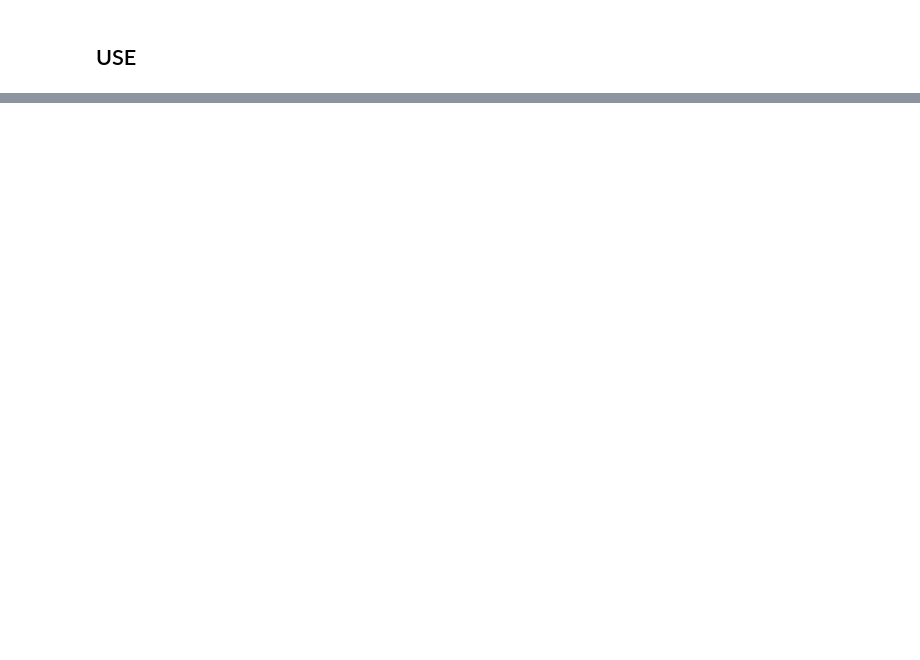
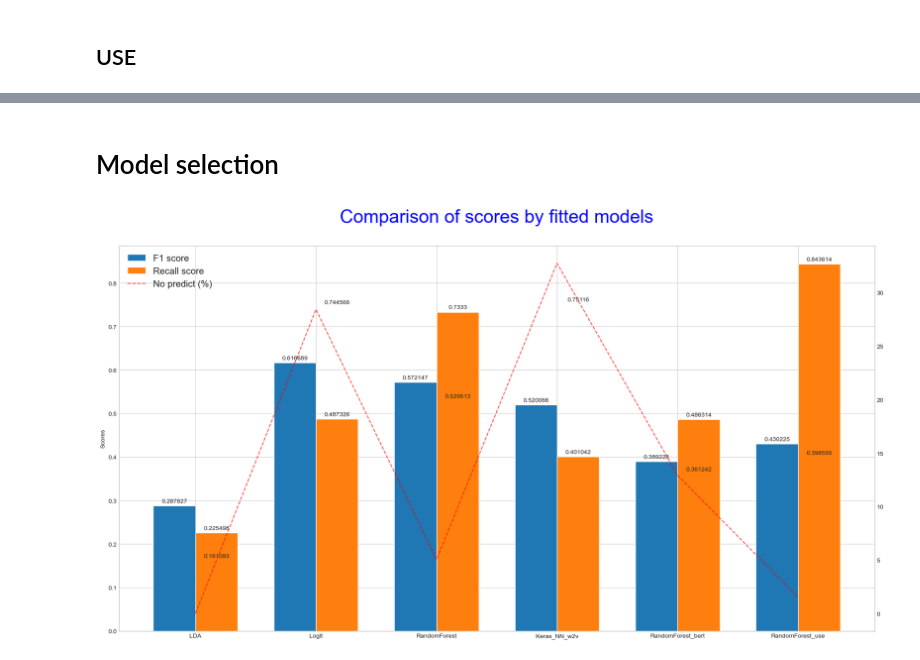
Before and after one commit to Oumnia-Sdn/Project-5-Categoriser-automatiquement-des-questions, a Jupyter notebook: Notebooks/Essais .ipynb, the cells around one changed output, grey strips where cells are left out. Drawn from its saved outputs; the diff is of its cells as text; code cells hidden in the pictures; blank space fills up the shorter version.

Commit message:
embedding a RF model with USE embedding. Models selection adn export using joblib

```diff
--- a/Notebooks/Essais .ipynb
+++ b/Notebooks/Essais .ipynb
@@ -1572,0 +1572,13 @@ outputs = model(inputs)
+# %%
+# Predict
+y_test_predicted_labels_rfc_use = use_rfc_model.predict(X_test)
+
+# Inverse transform
+y_test_pred_inversed_rfc_use = multilabel_binarizer\
+    .inverse_transform(y_test_predicted_labels_rfc_use)
+
+print("-"*50)
+print("5 first predicted Tags vs true Tags")
+print("-" * 50)
+print("Predicted:", y_test_pred_inversed_rfc_use[0:5])
+print("True:", y_test_inversed[0:5])
@@ -1572,0 +1605,7 @@ outputs = model(inputs)
+# %%
+#Evaluation
+df_metrics_rfc = metrics_scores("RandomForest_use",
+                                   df=df_metrics,
+                                   y_true = y_test,
+                                   y_pred = y_test_predicted_labels_rfc_use)
+df_metrics_rfc
@@ -1572,0 +1620,40 @@ outputs = model(inputs)
+# %% [markdown]
+# Model selection
+# %%
+x = np.arange(len(df_metrics_rfc.columns))
+width = 0.35
+
+fig = plt.figure(figsize=(18,10))
+ax1 = fig.add_subplot(111)
+f1_scores = ax1.bar(x - width/2, df_metrics_rfc.iloc[1,:], width, label="F1 score")
+recall_scores = ax1.bar(x + width/2, df_metrics_rfc.iloc[2,:], width, label="Recall score")
+#prec_scores = ax1.bar(x + width/2, df_metrics_rfc.iloc[3,:], width, label="Precision score")
+
+ax2 = ax1.twinx()
+non_predict = ax2.plot(x, [0,28.44,5.04,32.76,12.93,1.51],
+                       linestyle='--',
+                       color="red", alpha=.7,
+                       label='No predict (%)')
+ax2.grid(None)
+
+ax1.set_ylabel('Scores')
+ax1.set_title('Comparison of scores by fitted models\n',
+              color="blue",
+              fontdict={'fontsize': 30})
+ax1.set_xticks(x)
+ax1.set_xticklabels(df_metrics_rfc.columns)
+
+lines, labels = ax1.get_legend_handles_labels()
+lines2, labels2 = ax2.get_legend_handles_labels()
+ax1.legend(lines + lines2, labels + labels2, loc=0,
+           fontsize=15)
+
+ax1.bar_label(f1_scores, padding=3)
+ax1.bar_label(recall_scores, padding=3)
+ax1.bar_label(prec_scores, padding=3)
+
+fig.tight_layout()
+
+plt.show()
+# %% [output]
+[figure, added]
```
Also changed, not shown: parts of 23 cells of this notebook, 9 other files.
